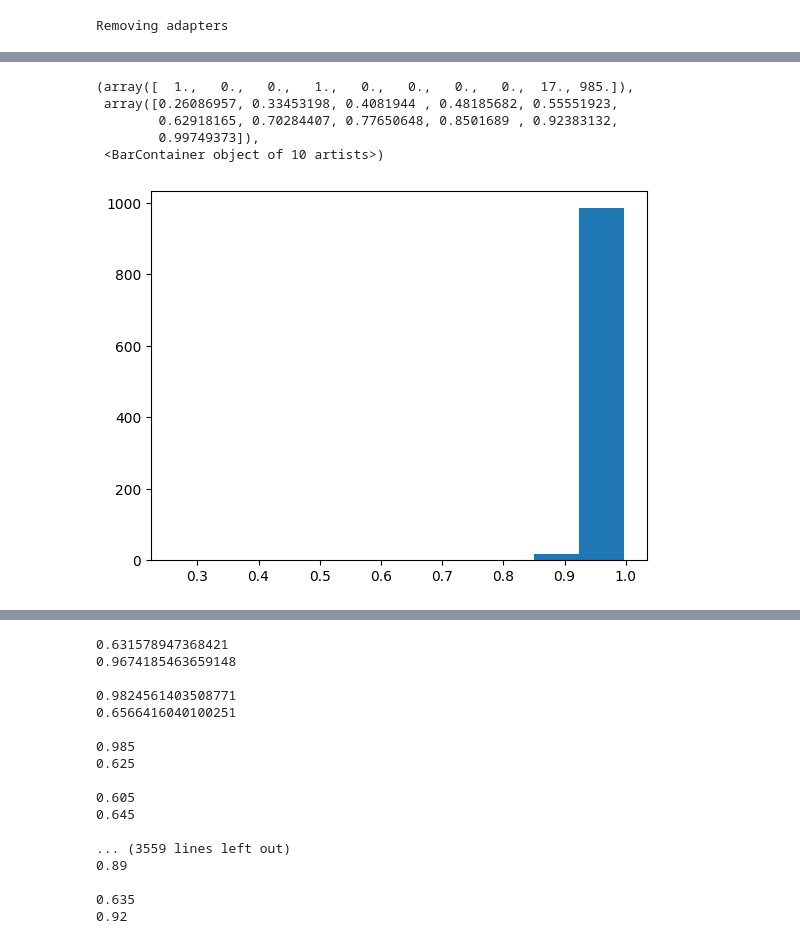
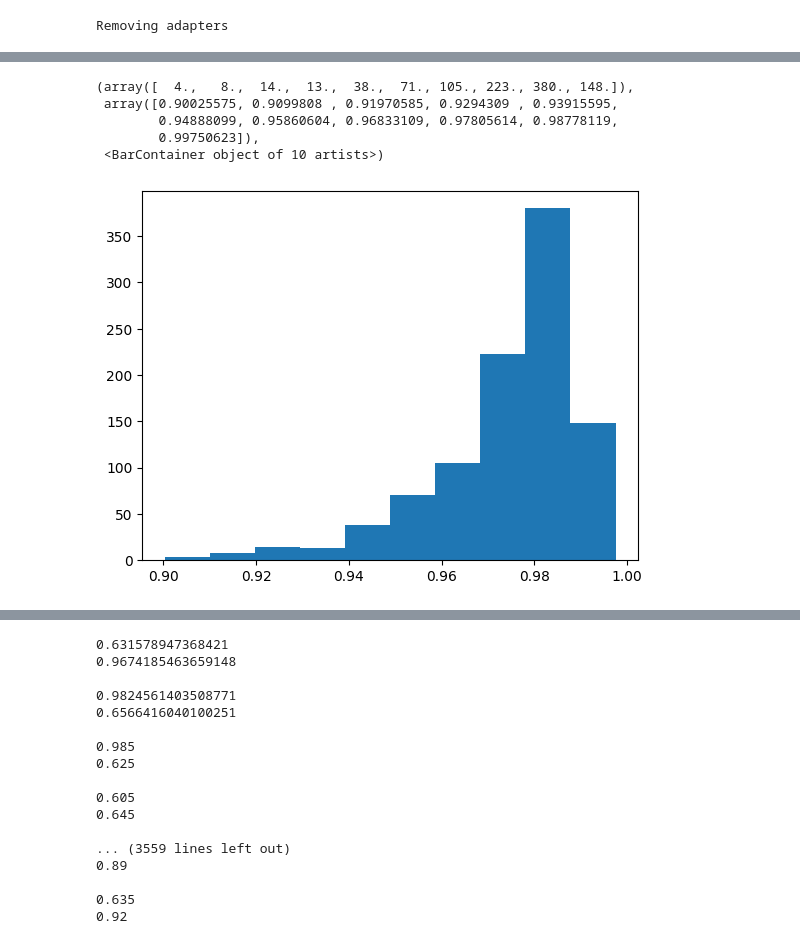
Before and after one commit to Parvfect/Incomplete_cycles, a Jupyter notebook: v2/raptor.ipynb, the cells around one changed output, grey strips where cells are left out. Cells and saved outputs as stored; diff of their text form; code cells hidden in the pictures.

```diff
--- a/v2/raptor.ipynb
+++ b/v2/raptor.ipynb
@@ -31,6 +31,3 @@ with open('raptor_data.json', 'r') as f:
-# %%
-reads = read_dict['strands']
-ids = read_dict['ids']
 # %%
 sampled_reads, sampled_ids = utils.sample_reads(reads, ids, n_samples=15000)
 # %%
@@ -42,7 +39,10 @@ max_length = original_strand_length + len(start_adapter) + len(end_adapter) + 5
 min_length = original_strand_length - 5
 
 # Length filtering
-#sampled_reads = [i for i in sampled_reads if len(i) < max_length and len(i) > min_length]
+sampled_reads_indices = [sampled_reads.index(i) for i in sampled_reads if len(i) < max_length and len(i) > min_length]
+sampled_reads = [sampled_reads[i] for i in sampled_reads_indices]
+sampled_ids = [sampled_ids[i] for i in sampled_reads_indices]
+
 
 sampled_reads, sampled_ids = post_clustering.remove_adapters_from_strands(sampled_reads, sampled_ids, original_strand_length=original_strand_length)
 # %% [output]
@@ -80,14 +84,15 @@ cluster_lens = [len(i) for i in cluster_inds[:1004]]
 # %%
 
 
-def check_clusters(original_strands, clusters, sampled_reads, make_guess=False):
+def check_clusters(original_strands, clusters, clustered_seqs, make_guess=False):
     """
     Given the cluster indices, returns the traceback recoveries (checks for reversals)
     """
 
+    edit_distances = []
     recs = []
     guesses = []
-    for cluster in tqdm(clusters):
+    for ind, cluster in enumerate(tqdm(clusters)):
         strand_id = sampled_ids[cluster[0]]
 
         if strand_id == 'junk_seq' or strand_id == 'random_seq':
@@ -95,10 +100,10 @@ def check_clusters(original_strands, clusters, sampled_reads, make_guess=False):
 
         original_strand_index = original_strand_ids.index(strand_id)
         reference = original_strands[original_strand_index]
-        cluster_head = sampled_reads[cluster[0]]
+        cluster_head = clustered_seqs[ind][0]
 
         if make_guess:
-            guess_sequences = [sampled_reads[i] for i in cluster]
+            guess_sequences = clustered_seqs[ind]
             guess = heirarchal_clustering.make_prediction(guess_sequences, min(15, len(guess_sequences)))
             cluster_head = guess
 
@@ -107,19 +112,12 @@ def check_clusters(original_strands, clusters, sampled_reads, make_guess=False):
 
         if rec_1 > rec_2:
             guesses.append(cluster_head)
+            recs.append(utils.get_recovery_percentage(cluster_head, reference))
         else:
             guesses.append(utils.reverse_complement(cluster_head))
+            recs.append(utils.get_recovery_percentage(utils.reverse_complement(cluster_head), reference))
 
-        recs.append(max([rec_1, rec_2]))
+        edit_distances.append(max([rec_1, rec_2]))
 
-    return recs, guesses
+
+    return recs, edit_distances, guesses
-# %%
-recs, guesses = check_clusters(original_strands, clusters[:1004], sampled_reads)
-plt.hist(recs)
-# %% [output]
-(array([  1.,   0.,   0.,   1.,   0.,   0.,   0.,   0.,  17., 985.]),
- array([0.26086957, 0.33453198, 0.4081944 , 0.48185682, 0.55551923,
-        0.62918165, 0.70284407, 0.77650648, 0.8501689 , 0.92383132,
-        0.99749373]),
- <BarContainer object of 10 artists>)
-[figure, removed]
@@ -126 +135,13 @@ plt.hist(recs)
+# %%
+# without guesses
+recs_1, edit_distances_1, guesses_1= check_clusters(original_strands, clusters[:1004], clustered_seqs, make_guess=False)
+# %%
+plt.hist(edit_distances_1)
+# %% [output]
+(array([  4.,   8.,  14.,  13.,  38.,  71., 105., 223., 380., 148.]),
+ array([0.90025575, 0.9099808 , 0.91970585, 0.9294309 , 0.93915595,
+        0.94888099, 0.95860604, 0.96833109, 0.97805614, 0.98778119,
+        0.99750623]),
+ <BarContainer object of 10 artists>)
+[figure, added]
 # %%
```
Also changed, not shown: parts of 16 cells of this notebook, 1 other file.
